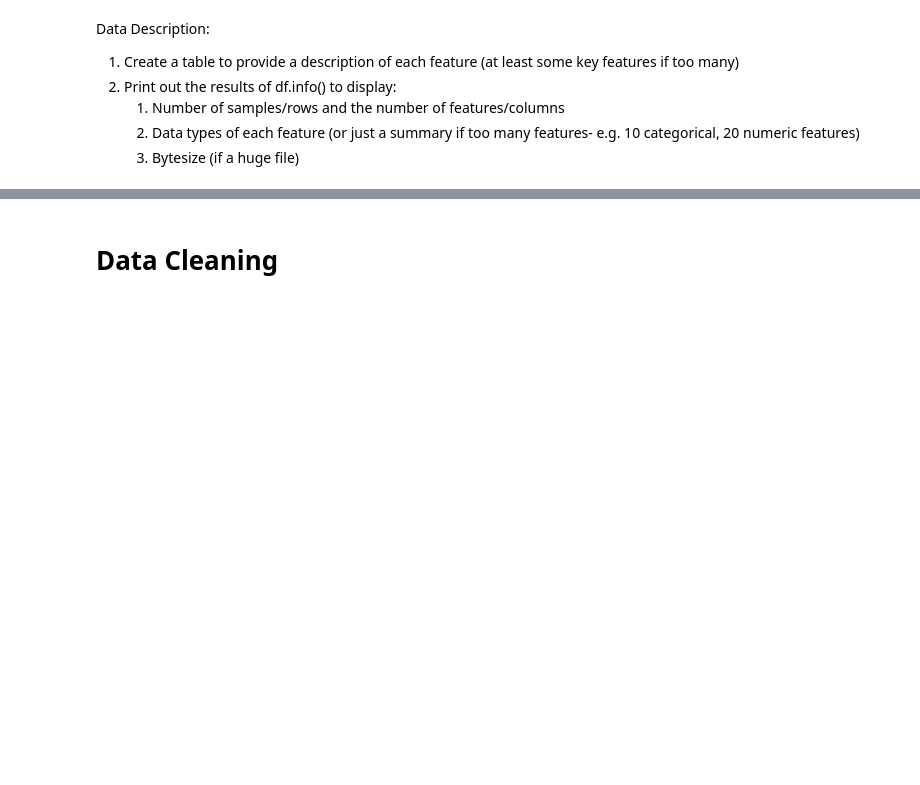
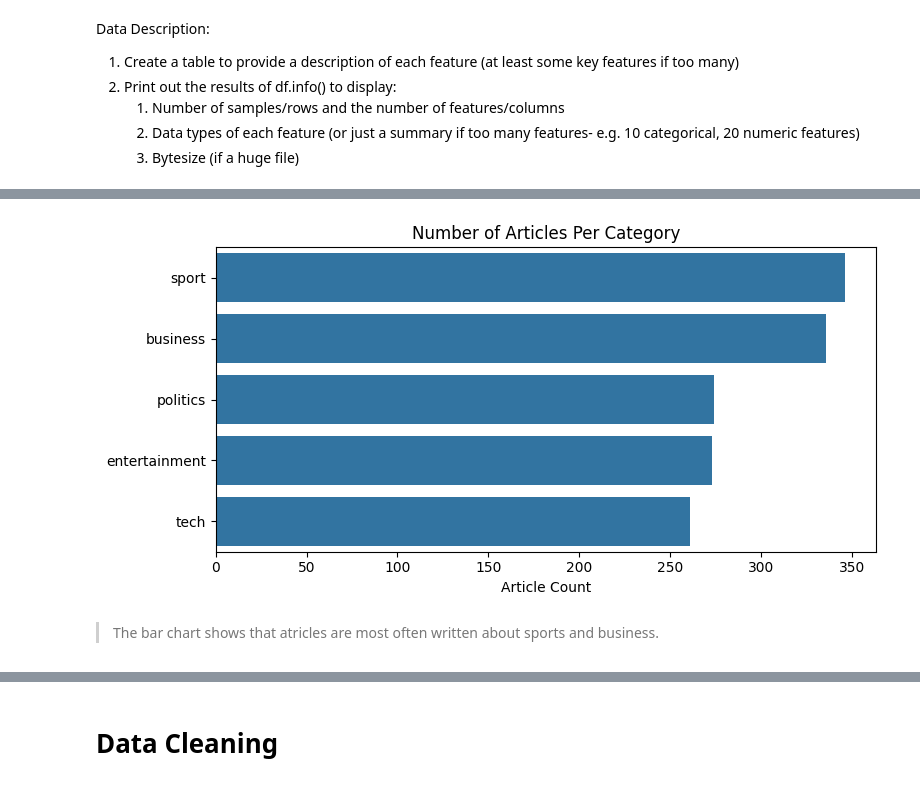
Before and after one commit to ryan-bulger/BBC-News-Classification, a Jupyter notebook: bbc-news-classification.ipynb, the cells around one changed output, grey strips where cells are left out. Drawn from its saved outputs; the diff is of its cells as text; code cells hidden in the pictures; blank space fills up the shorter version.

```diff
--- a/bbc-news-classification.ipynb
+++ b/bbc-news-classification.ipynb
@@ -48,0 +129,12 @@ Conclusions/Discussions/Next Steps:
+# %%
+# Plot the number of articles per category
+plt.figure(figsize=(8, 4))
+sns.countplot(y='Category', data=raw_train_df, order=raw_train_df['Category'].value_counts().index)
+plt.title('Number of Articles Per Category')
+plt.xlabel('Article Count')
+plt.ylabel(None)
+plt.tight_layout()
+# %% [output]
+[figure, new version]
+# %% [markdown]
+> The bar chart shows that atricles are most often written about sports and business.
```
Also changed, not shown: parts of 50 cells of this notebook, 1 other file.
